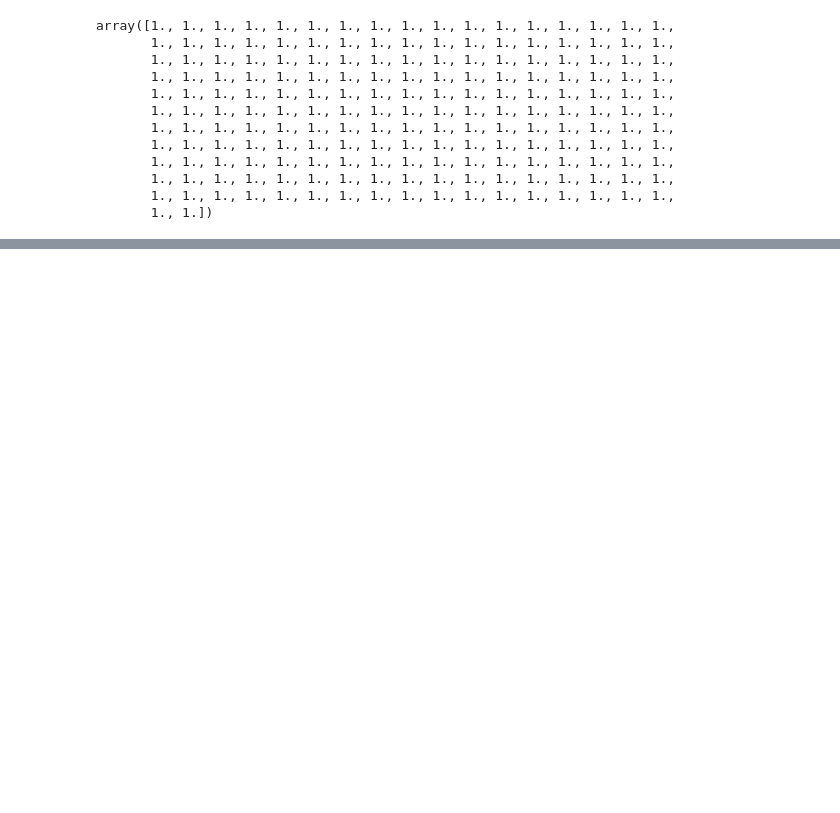
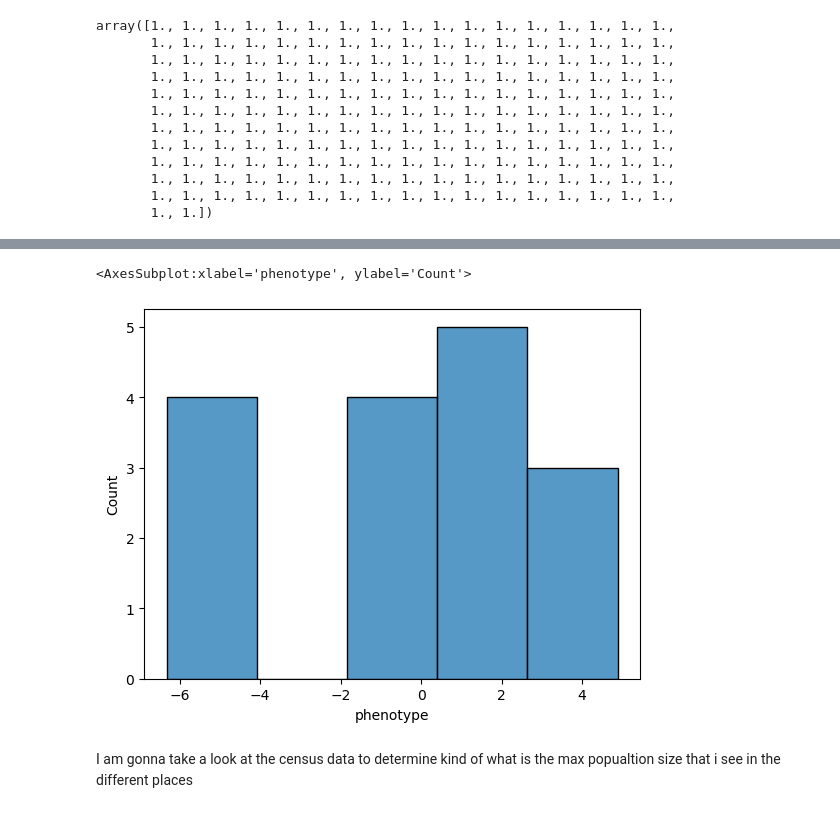
Before and after one commit to Tatianabellagio/slim_grenenet, a Jupyter notebook: Simulation_from_vcf.ipynb, the cells around one changed output, grey strips where cells are left out. Drawn from its saved outputs; the diff is of its cells as text; code cells hidden in the pictures; blank space fills up the shorter version.

```diff
--- a/Simulation_from_vcf.ipynb
+++ b/Simulation_from_vcf.ipynb
@@ -1075,0 +413,17 @@ with open('selection_coef_test.bed', 'r') as f:
+# %%
+samples = pd.DataFrame(columns = ecotypes_temp_filtered.columns)
+
+num_ranges = 5
+
+# calculate the range width
+range_width = (max_t - min_t) / num_ranges
+
+# create the ranges
+ranges = [(min_t + i*range_width, min_t + (i+1)*range_width) for i in range(num_ranges)]
+
+# sample across the ranges
+for r in ranges:
+    r_ages = ecotypes_temp_filtered[( ecotypes_temp_filtered['bio1'] >= r[0]) & ( ecotypes_temp_filtered['bio1'] < r[1])]
+    samples = pd.concat([samples, r_ages.sample(3)])
+## and then to complete i will duplicate one
+samples = pd.concat([samples, samples.sample(1)])
@@ -1075,0 +488,10 @@ with open('selection_coef_test.bed', 'r') as f:
+# %%
+phenotypes = []
+for ecotype in samples['ecotypeid']:
+    print(ecotype)
+    vcf_ecotype = allel.read_vcf('qtl1_contrib.vcf', samples=[ecotype])
+    ## for each position this is the number of alterantive variants
+    alt_alleles_per_pos = vcf_ecotype['calldata/GT'].sum(axis=2)
+    gen_effectsize = np.multiply(alt_alleles_per_pos.flatten(), np.array(selection_coef))  ## select coef are actually effect sizes
+    phenotypes.append(gen_effectsize.sum())
+samples['phenotype'] = phenotypes
@@ -1075,0 +546,7 @@ with open('selection_coef_test.bed', 'r') as f:
+# %%
+sns.histplot(samples['phenotype'])  ##optima
+# %% [output]
+<AxesSubplot:xlabel='phenotype', ylabel='Count'>
+[figure, added]
+# %% [markdown]
+I am gonna take a look at the census data to determine kind of what is the max popualtion size that i see in the different places
```
Also changed, not shown: parts of 208 cells of this notebook, 7 other files.
